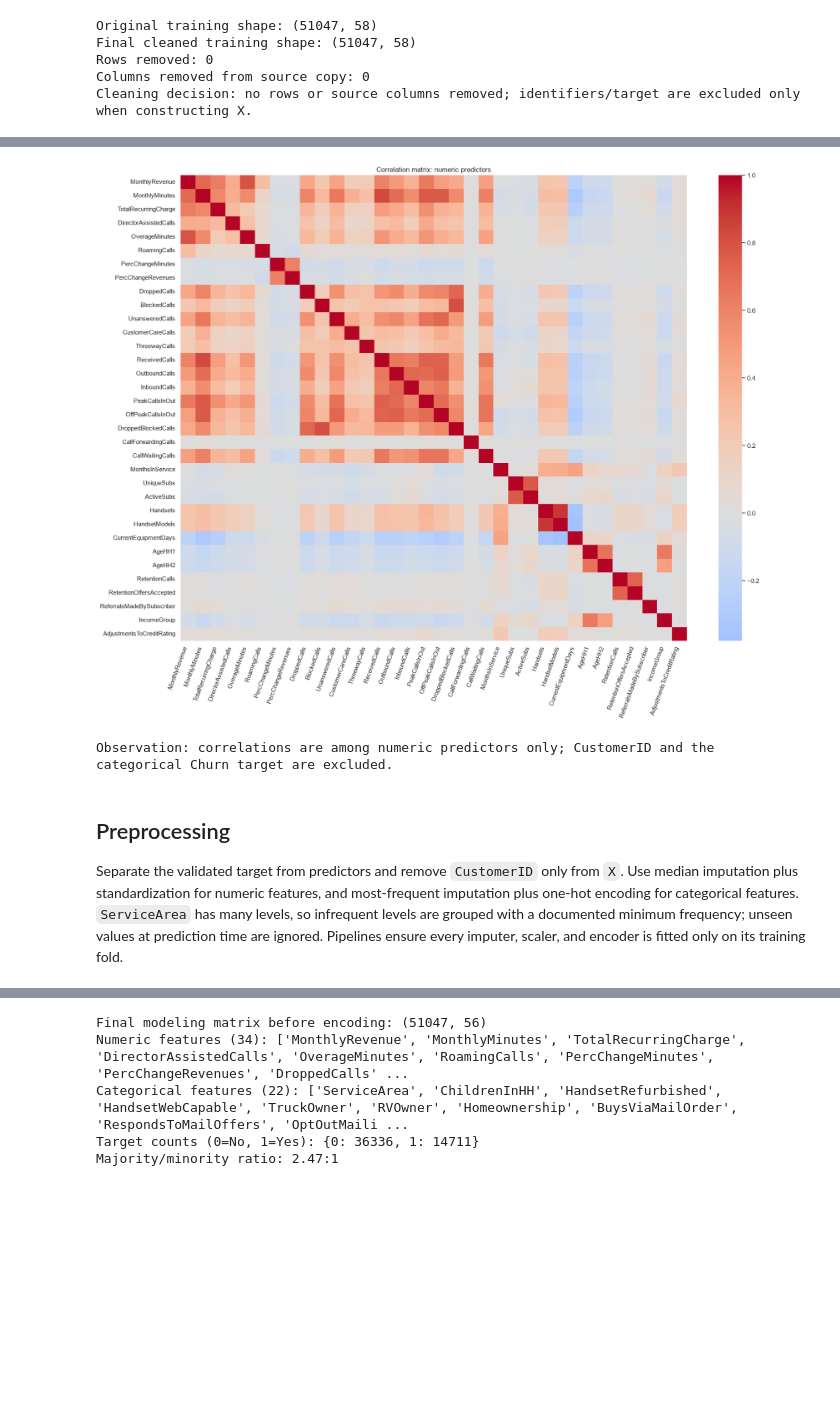
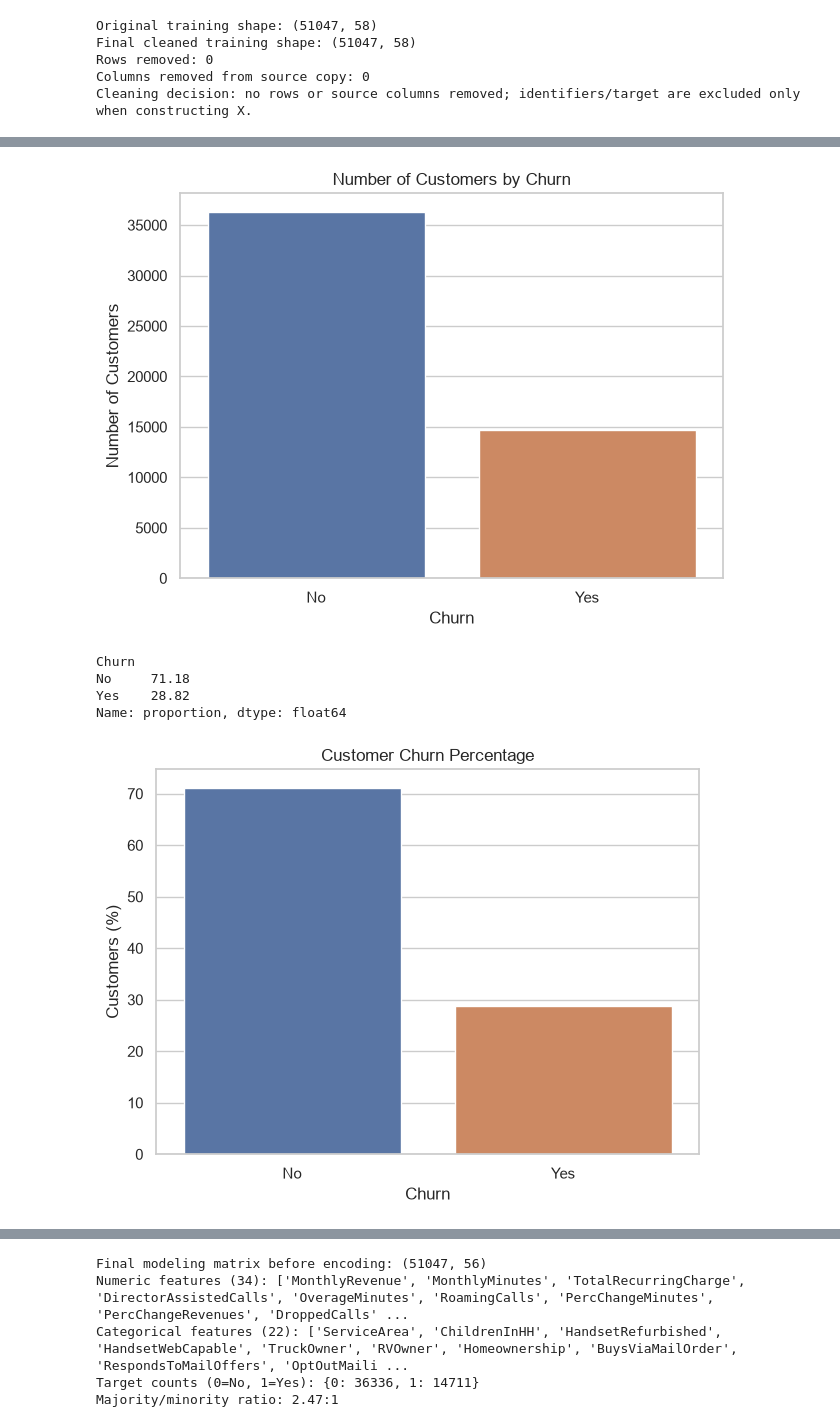
Before and after one commit to Pritishtalwar/Customer-Churn-Prediction, a Jupyter notebook: notebooks/churn_analysis.ipynb, the cells around one changed output, grey strips where cells are left out. Cells and saved outputs as stored; diff of their text form; code cells hidden in the pictures; blank space fills up the shorter version.

```diff
--- a/notebooks/churn_analysis.ipynb
+++ b/notebooks/churn_analysis.ipynb
@@ -262,18 +181,0 @@ Observation: category-level churn rates are descriptive. ServiceArea is omitted
-# %%
-correlation_features = [c for c in numeric_for_eda if clean_train[c].nunique(dropna=True) > 1]
-correlations = clean_train[correlation_features].corr(numeric_only=True)
-fig, ax = plt.subplots(figsize=(18, 14))
-sns.heatmap(correlations, cmap="coolwarm", center=0, ax=ax, xticklabels=True, yticklabels=True)
-ax.set_title("Correlation matrix: numeric predictors")
-plt.xticks(rotation=70, ha="right")
-plt.yticks(rotation=0)
-plt.tight_layout()
-plt.show()
-print("Observation: correlations are among numeric predictors only; CustomerID and the categorical Churn target are excluded.")
-# %% [output]
-[figure, removed]
-Observation: correlations are among numeric predictors only; CustomerID and the categorical Churn target are excluded.
-# %% [markdown]
-## Preprocessing
-
-Separate the validated target from predictors and remove `CustomerID` only from `X`. Use median imputation plus standardization for numeric features, and most-frequent imputation plus one-hot encoding for categorical features. `ServiceArea` has many levels, so infrequent levels are grouped with a documented minimum frequency; unseen values at prediction time are ignored. Pipelines ensure every imputer, scaler, and encoder is fitted only on its training fold.
@@ -279,0 +184,30 @@ Separate the validated target from predictors and remove `CustomerID` only from
+# %%
+# Step 5: Count Customers by Churn
+churn_counts = clean_train["Churn"].value_counts().reindex(["No", "Yes"])
+plt.figure(figsize=(7, 5))
+sns.barplot(x=churn_counts.index, y=churn_counts.values, hue=churn_counts.index, legend=False)
+plt.title("Number of Customers by Churn")
+plt.xlabel("Churn")
+plt.ylabel("Number of Customers")
+plt.show()
+# %% [output]
+[figure, added]
+# %%
+# Step 5: Calculate the Churn Percentages
+churn_percentages = clean_train["Churn"].value_counts(normalize=True).mul(100)
+print(churn_percentages.round(2))
+# %% [output]
+Churn
+No     71.18
+Yes    28.82
+Name: proportion, dtype: float64
+# %%
+# Step 5: Plot the Churn Percentages
+plt.figure(figsize=(7, 5))
+sns.barplot(x=churn_percentages.index, y=churn_percentages.values, hue=churn_percentages.index, legend=False)
+plt.title("Customer Churn Percentage")
+plt.xlabel("Churn")
+plt.ylabel("Customers (%)")
+plt.show()
+# %% [output]
+[figure, added]
```
Also changed, not shown: parts of 175 cells of this notebook, 5 other files.
